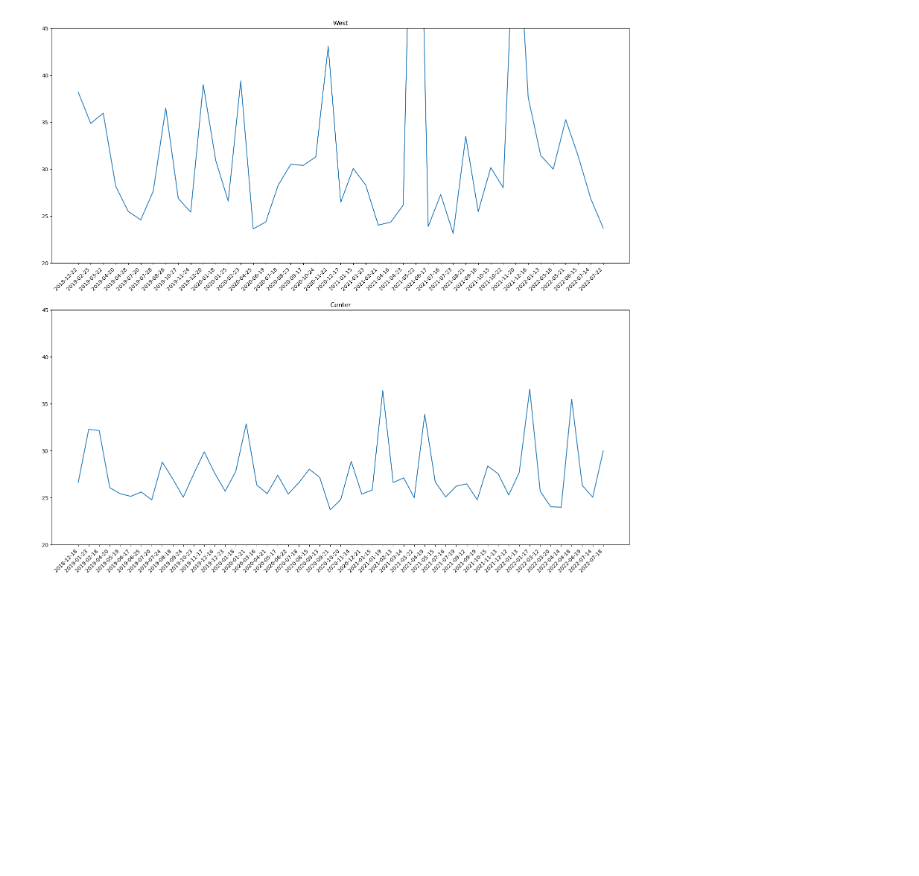
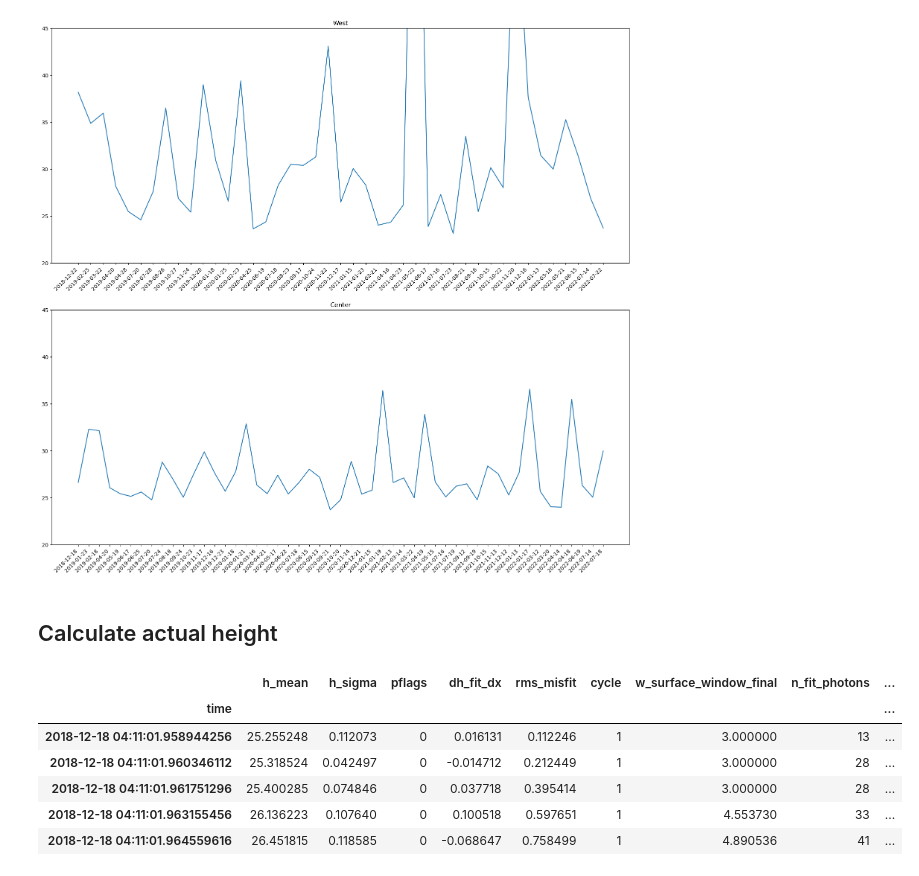
Before and after one commit to tparker1/icemelange, a Jupyter notebook: notebooks/icemelange_timeseries.ipynb, the cells around one changed output. Saved outputs shown, nothing was run; the diff lists cells and outputs as text; code cells hidden in the pictures; blank space fills up the shorter version.

Commit message:
wip: calculate actual sea ice height from ellipsoid

```diff
--- a/notebooks/icemelange_timeseries.ipynb
+++ b/notebooks/icemelange_timeseries.ipynb
@@ -465,3 +470,5 @@ ax2.set_ylim(20,45)
 plt.show()
 # %% [output]
 [figure]
+# %% [markdown]
+## Calculate actual height
@@ -467,0 +478,13 @@ plt.show()
+# %%
+is2_df_ce['lon'] = is2_df_ce['geometry'].geometry.x
+is2_df_ce['lat'] = is2_df_ce['geometry'].geometry.y
+
+is2_df_ce.head()
+# %% [output]
+|  | h_mean | h_sigma | pflags | dh_fit_dx | rms_misfit | cycle | w_surface_window_final | n_fit_photons | ... |
+| time |  |  |  |  |  |  |  |  | ... |
+| 2018-12-18 04:11:01.958944256 | 25.255248 | 0.112073 | 0 | 0.016131 | 0.112246 | 1 | 3.000000 | 13 | ... |
+| 2018-12-18 04:11:01.960346112 | 25.318524 | 0.042497 | 0 | -0.014712 | 0.212449 | 1 | 3.000000 | 28 | ... |
+| 2018-12-18 04:11:01.961751296 | 25.400285 | 0.074846 | 0 | 0.037718 | 0.395414 | 1 | 3.000000 | 28 | ... |
+| 2018-12-18 04:11:01.963155456 | 26.136223 | 0.107640 | 0 | 0.100518 | 0.597651 | 1 | 4.553730 | 33 | ... |
+| 2018-12-18 04:11:01.964559616 | 26.451815 | 0.118585 | 0 | -0.068647 | 0.758499 | 1 | 4.890536 | 41 | ... |
```
Also changed, not shown: parts of 19 cells of this notebook.
